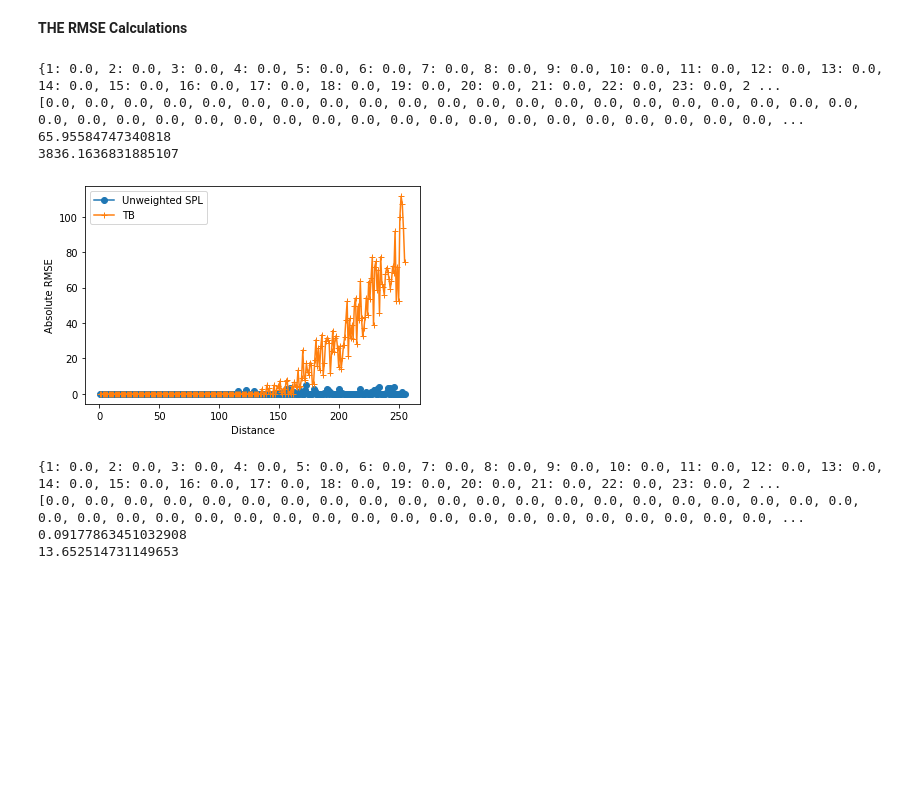
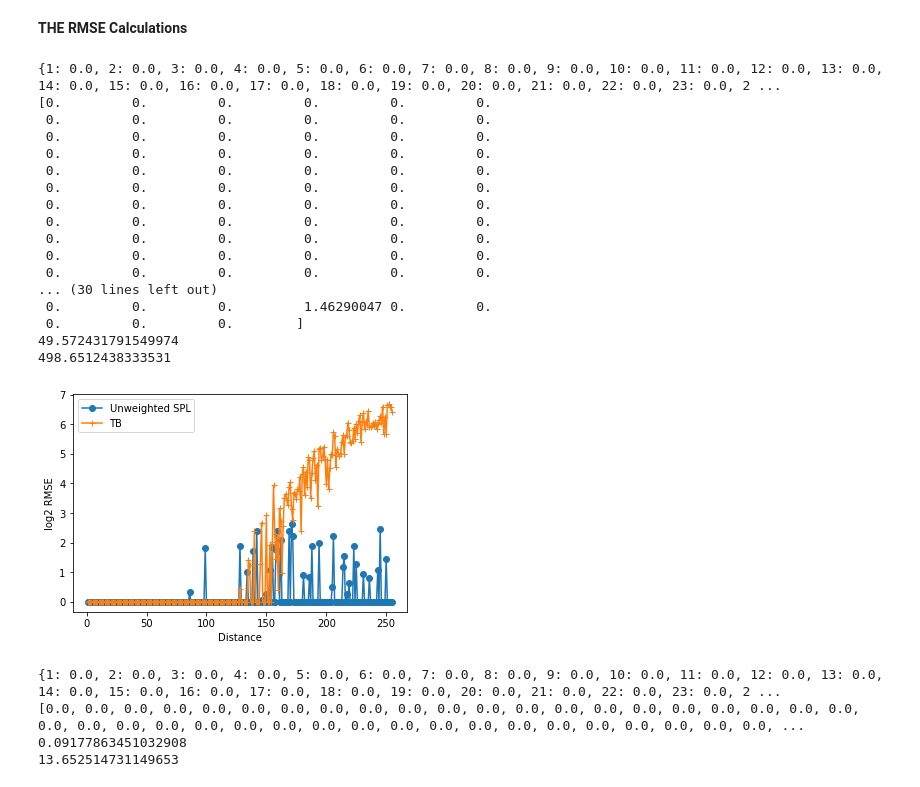
Before and after one commit to neelabhro/Deep-Learning-based-Wireless-Communications, a Jupyter notebook: SPL_uw_TB_PC.ipynb, the cells around one changed output. Saved outputs shown, nothing was run; the diff lists cells and outputs as text; code cells hidden in the pictures; blank space fills up the shorter version.

```diff
--- a/SPL_uw_TB_PC.ipynb
+++ b/SPL_uw_TB_PC.ipynb
@@ -940,42 +940,58 @@ for i in rmse_Tb.values():
   rmse_TbA.append(i)
 
 #rmse_uw = np.log2(np.divide(rmse_uwA,message_factor) +1)
 #rmse_uw = (np.divide(rmse_uwA,message_factor) +1)
-rmse_uw = rmse_uwA
+#rmse_uw = np.log2(rmse_uwA)
+rmse_uw = np.log2(np.divide(rmse_uwA,1) +1)
+#rmse_uw = rmse_uwA
 
 #rmse_w = np.log2(np.divide(rmse_wA,message_factor) + 1)
 #rmse_w = (np.divide(rmse_wA,message_factor) + 1)
 #rmse_w = rmse_wA
 
 
 #rmse_Tb = np.log2(np.divide(rmse_TbA,message_factor) +1)
 #rmse_Tb = (np.divide(rmse_TbA,message_factor))
-rmse_Tb = rmse_TbA
-
+#rmse_Tb = rmse_TbA
+#rmse_Tb = np.log2(rmse_TbA)
+rmse_Tb = np.log2(np.divide(rmse_TbA,1) +1)
 message = np.arange(1,M)
 
 print(rmse_uw)
 plt.plot(message, rmse_uw, '-o');
 #plt.plot(message, rmse_w, '-*');
 plt.plot(message, rmse_Tb, '-+');
 plt.xlabel('Distance')
-plt.ylabel('Absolute RMSE')
+#plt.ylabel('Absolute RMSE')
 #plt.ylim([0, 20])
-#plt.ylabel('log2 Norm RMSE deviation')
+plt.ylabel('log2 RMSE')
 #plt.legend(['Unweighted SPL', 'Weighted(^2) SPL','TB'])
 plt.legend(['Unweighted SPL', 'TB'])
 
 print(np.sum(rmse_uw))
 #print(np.sum(rmse_w))
 print(np.sum(rmse_Tb))
 #print(np.sum(rmse_uwA))
 #print(np.sum(rmse_wA))
 # %% [output]
 {1: 0.0, 2: 0.0, 3: 0.0, 4: 0.0, 5: 0.0, 6: 0.0, 7: 0.0, 8: 0.0, 9: 0.0, 10: 0.0, 11: 0.0, 12: 0.0, 13: 0.0, 14: 0.0, 15: 0.0, 16: 0.0, 17: 0.0, 18: 0.0, 19: 0.0, 20: 0.0, 21: 0.0, 22: 0.0, 23: 0.0, 2 ...
-[0.0, 0.0, 0.0, 0.0, 0.0, 0.0, 0.0, 0.0, 0.0, 0.0, 0.0, 0.0, 0.0, 0.0, 0.0, 0.0, 0.0, 0.0, 0.0, 0.0, 0.0, 0.0, 0.0, 0.0, 0.0, 0.0, 0.0, 0.0, 0.0, 0.0, 0.0, 0.0, 0.0, 0.0, 0.0, 0.0, 0.0, 0.0, 0.0, 0.0, ...
-65.95584747340818
-3836.1636831885107
+[0.         0.         0.         0.         0.         0.
+ 0.         0.         0.         0.         0.         0.
+ 0.         0.         0.         0.         0.         0.
+ 0.         0.         0.         0.         0.         0.
+ 0.         0.         0.         0.         0.         0.
+ 0.         0.         0.         0.         0.         0.
+ 0.         0.         0.         0.         0.         0.
+ 0.         0.         0.         0.         0.         0.
+ 0.         0.         0.         0.         0.         0.
+ 0.         0.         0.         0.         0.         0.
+ 0.         0.         0.         0.         0.         0.
+... (30 lines left out)
+ 0.         0.         0.         1.46290047 0.         0.
+ 0.         0.         0.        ]
+49.572431791549974
+498.6512438333531
-[figure, old version]
+[figure, new version]
 # %%
 def nsj_bler(predictions,targets):
   return 1 - (((np.equal(predictions,targets)).mean()))
```
